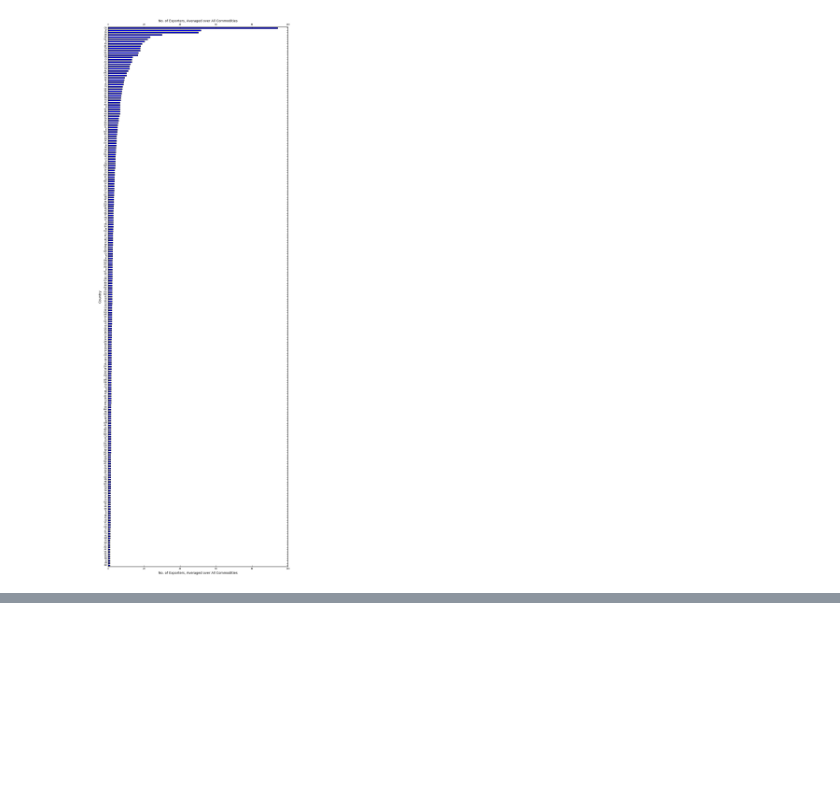
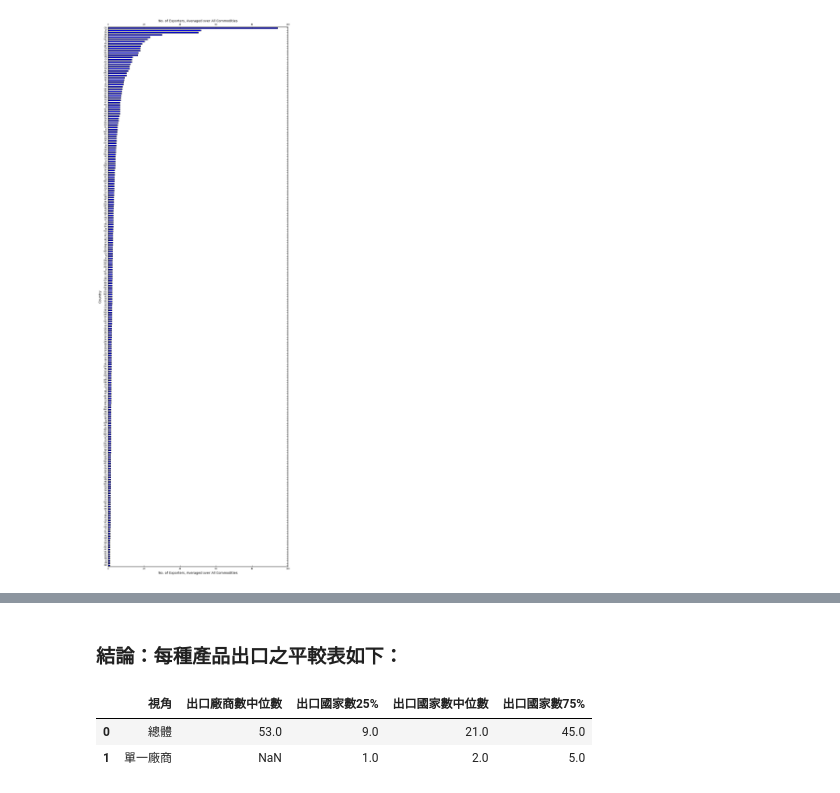
Before and after one commit to lincht/TradeModel, a Jupyter notebook: exportstats.ipynb, the cells around one changed output, grey strips where cells are left out. Drawn from its saved outputs; the diff is of its cells as text; code cells hidden in the pictures; blank space fills up the shorter version.

```diff
--- a/exportstats.ipynb
+++ b/exportstats.ipynb
@@ -150,0 +226,13 @@ HK              23
+# %% [markdown]
+### 結論：每種產品出口之平較表如下：
+# %%
+tbl = pd.DataFrame({'視角': ['總體', '單一廠商'],
+                    '出口廠商數中位數': [code_stats['ban'].describe()['50%'], np.nan],
+                    '出口國家數25%': [code_stats['country'].describe()['25%'], com_stats['country'].describe()['25%']],
+                    '出口國家數中位數': [code_stats['country'].describe()['50%'], com_stats['country'].describe()['50%']],
+                    '出口國家數75%': [code_stats['country'].describe()['75%'], com_stats['country'].describe()['75%']]})
+tbl[[4, 3, 0, 2, 1]]
+# %% [output]
+|  | 視角 | 出口廠商數中位數 | 出口國家數25% | 出口國家數中位數 | 出口國家數75% |
+| 0 | 總體 | 53.0 | 9.0 | 21.0 | 45.0 |
+| 1 | 單一廠商 | NaN | 1.0 | 2.0 | 5.0 |
```
Also changed, not shown: parts of 5 cells of this notebook.
